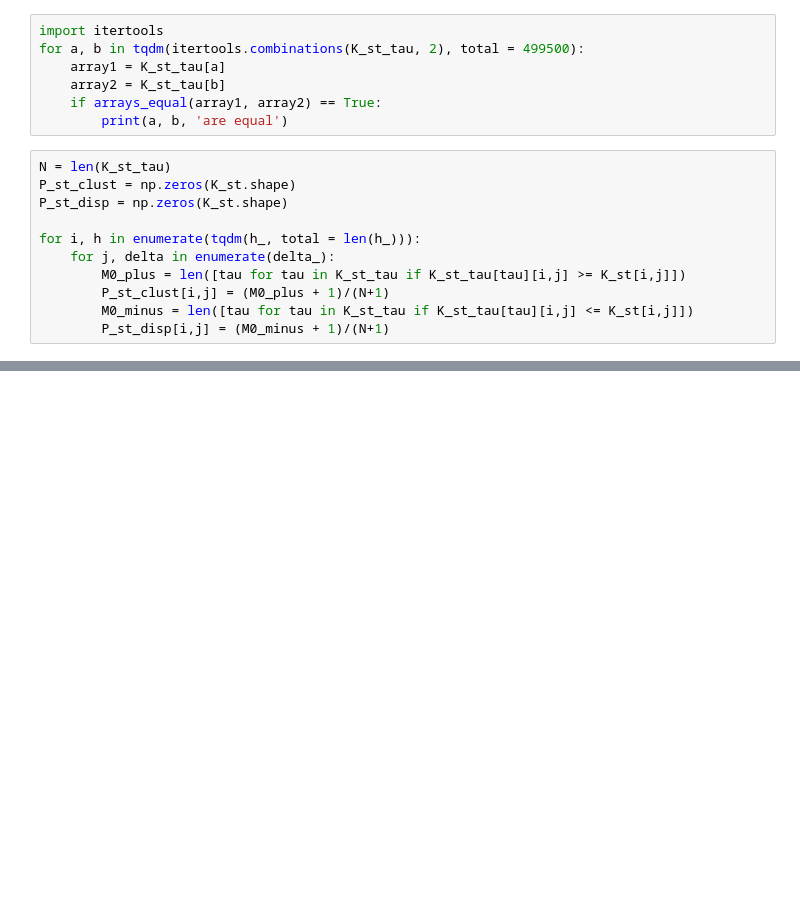
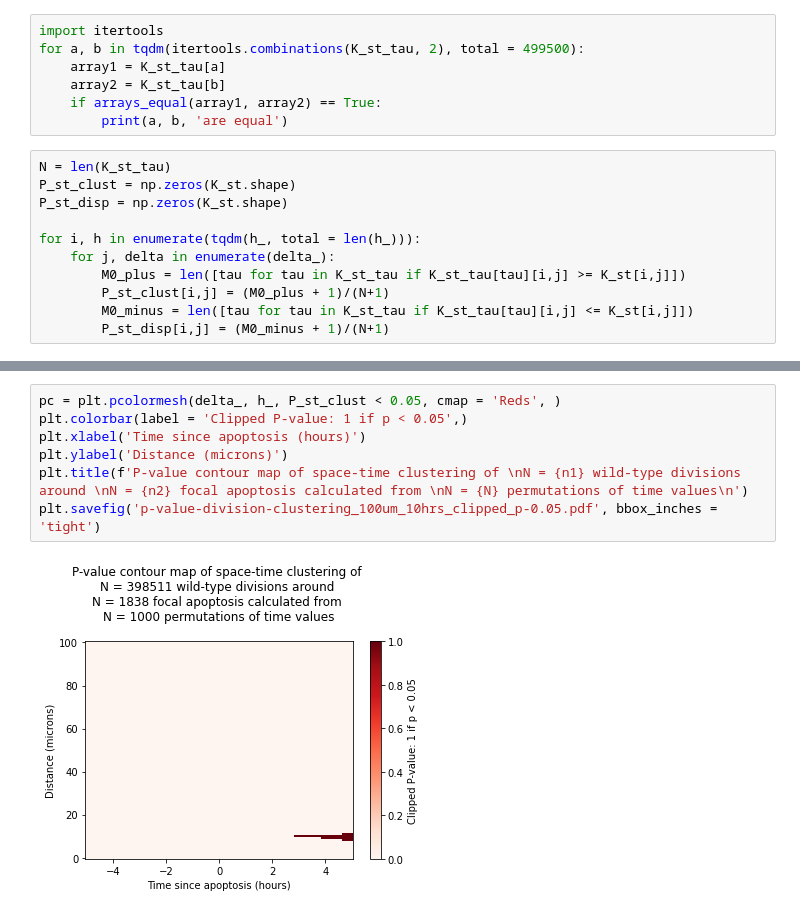
Before and after one commit to nthndy/cell-comp-analysis, a Jupyter notebook: radial_analysis/Space-time_K-Function_analysis.ipynb, the cells around one changed output, grey strips where cells are left out. Saved outputs shown, nothing was run; the diff lists cells and outputs as text; blank space fills up the shorter version.

```diff
--- a/radial_analysis/Space-time_K-Function_analysis.ipynb
+++ b/radial_analysis/Space-time_K-Function_analysis.ipynb
@@ -480,0 +538,9 @@ plt.title('Space-time dispersion p-value contour map \n for N = 1 focal apoptosi
+# %%
+pc = plt.pcolormesh(delta_, h_, P_st_clust < 0.05, cmap = 'Reds', )
+plt.colorbar(label = 'Clipped P-value: 1 if p < 0.05',)
+plt.xlabel('Time since apoptosis (hours)')
+plt.ylabel('Distance (microns)')
+plt.title(f'P-value contour map of space-time clustering of \nN = {n1} wild-type divisions around \nN = {n2} focal apoptosis calculated from \nN = {N} permutations of time values\n')
+plt.savefig('p-value-division-clustering_100um_10hrs_clipped_p-0.05.pdf', bbox_inches = 'tight')
+# %% [output]
+[figure, added]
```
Also changed, not shown: parts of 42 cells of this notebook, 1 other file.
